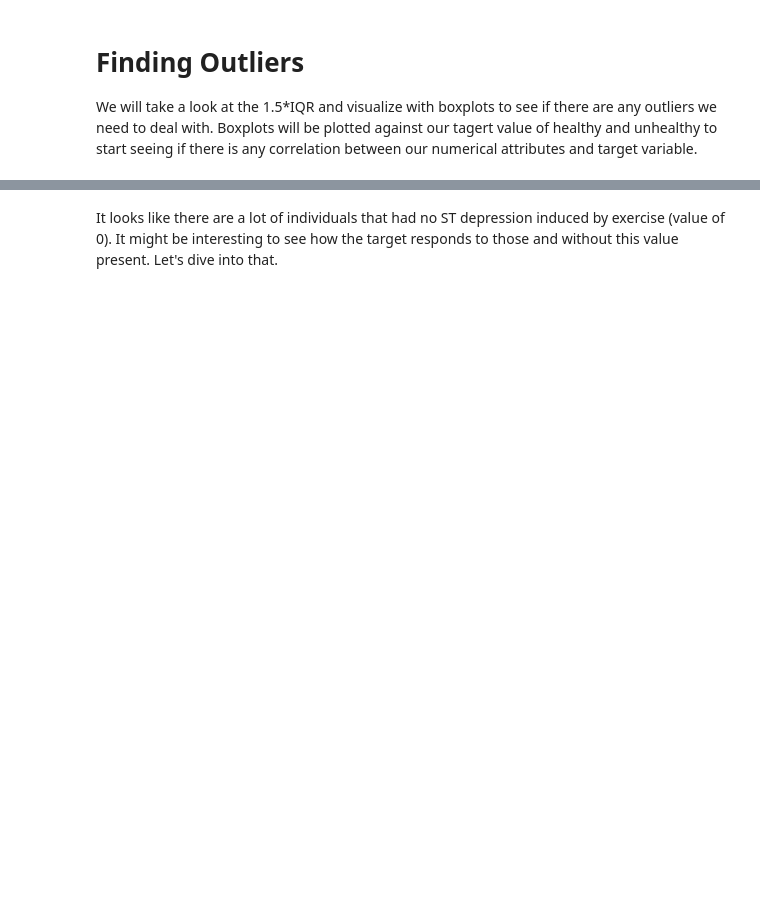
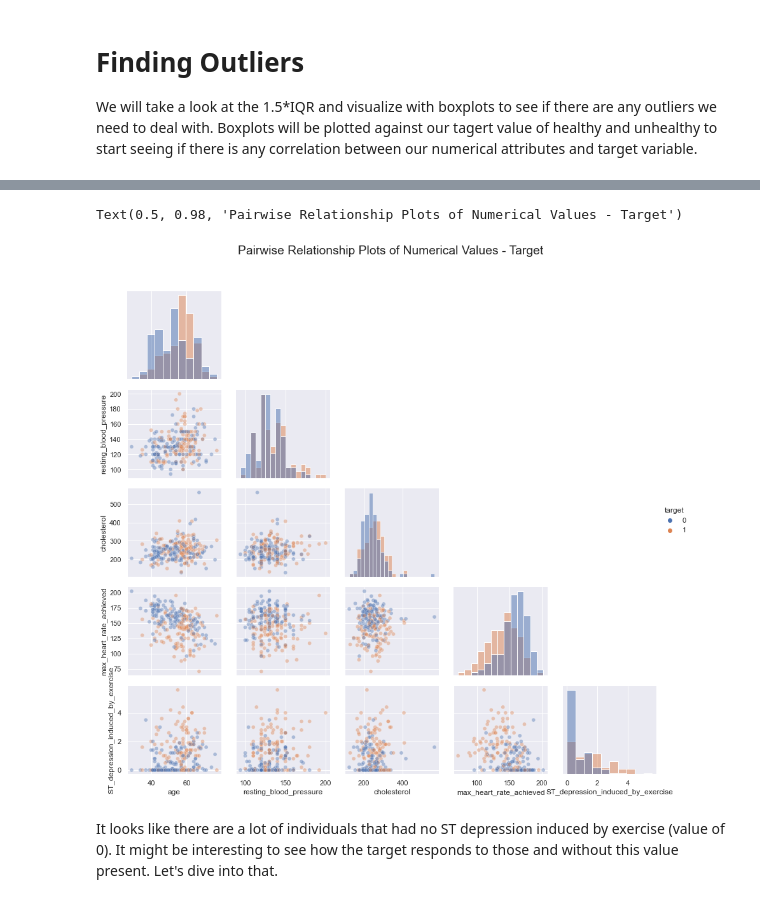
Before and after one commit to abroniewski/Heart-Disease-Machine-Learning-Exploration, a Jupyter notebook: src/HDD-pre-processing.ipynb, the cells around one changed output, grey strips where cells are left out. Cells and saved outputs as stored; diff of their text form; code cells hidden in the pictures; blank space fills up the shorter version.

```diff
--- a/src/HDD-pre-processing.ipynb
+++ b/src/HDD-pre-processing.ipynb
@@ -216,11 +267,17 @@ plt.tight_layout()
+# %%
+#TODO: Make this bigger
+sns.set(rc = {'figure.figsize':(8,8)})
 # %%
-sns.set_context(rc={"font.size":16,"axes.titlesize":12,"axes.labelsize":12})
+sns.set_context(rc={"font.size":16,"axes.titlesize":12,"axes.labelsize":12,})
 pairwise_viz = sns.PairGrid(hd_train, vars=integerAttributesKey, hue="target", diag_sharey=False, corner=True)
 pairwise_viz.map_lower(sns.scatterplot, alpha=0.4)
 pairwise_viz.map_diag(sns.histplot)
 pairwise_viz.add_legend()
 pairwise_viz.fig.subplots_adjust(top=0.9)
 pairwise_viz.fig.suptitle("Pairwise Relationship Plots of Numerical Values - Target")
+# %% [output]
+Text(0.5, 0.98, 'Pairwise Relationship Plots of Numerical Values - Target')
+[figure, added]
 # %% [markdown]
 It looks like there are a lot of individuals that had no ST depression induced by exercise (value of 0). It might be interesting to see how the target responds to those and without this value present. Let's dive into that.
 # %%
```
Also changed, not shown: parts of 34 cells of this notebook, 4 other files.
